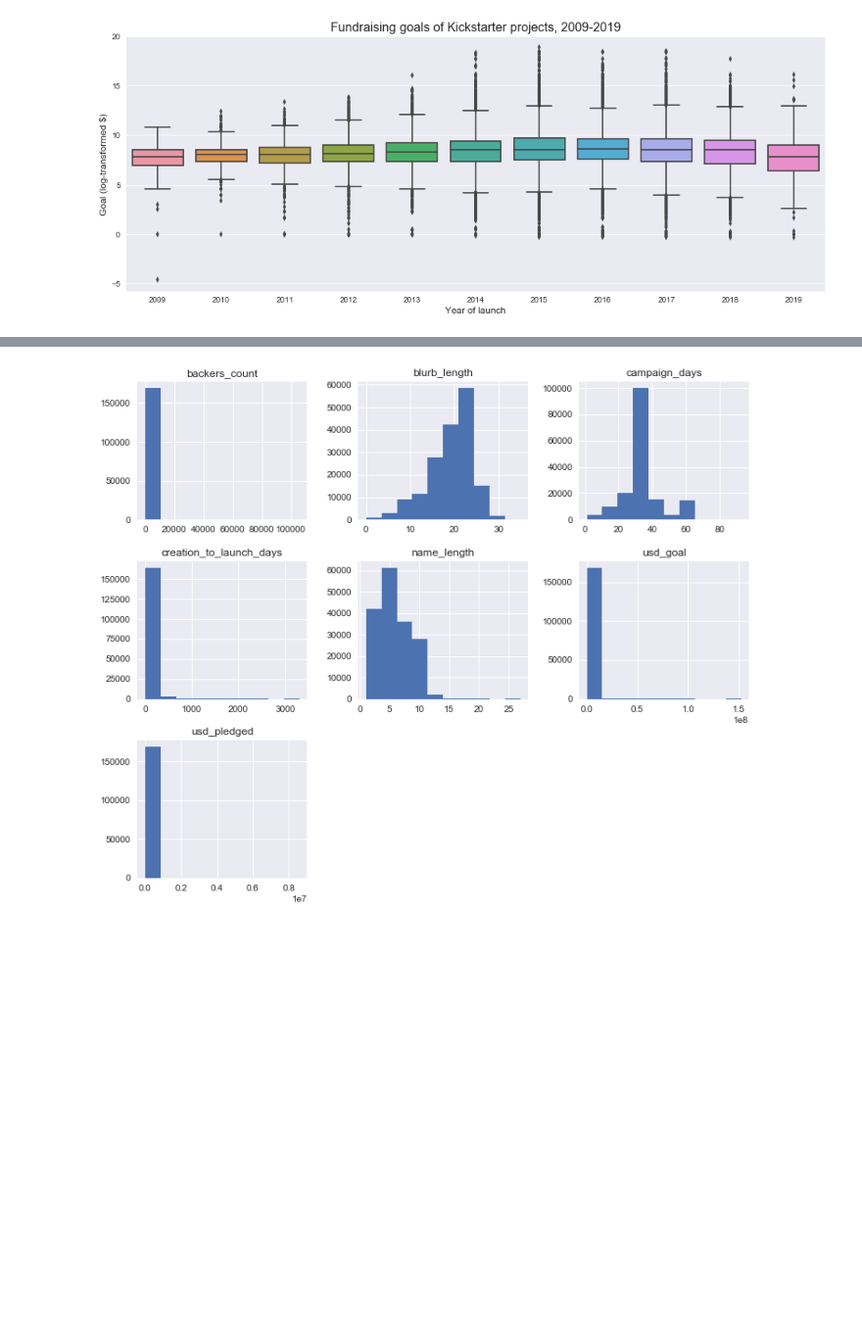
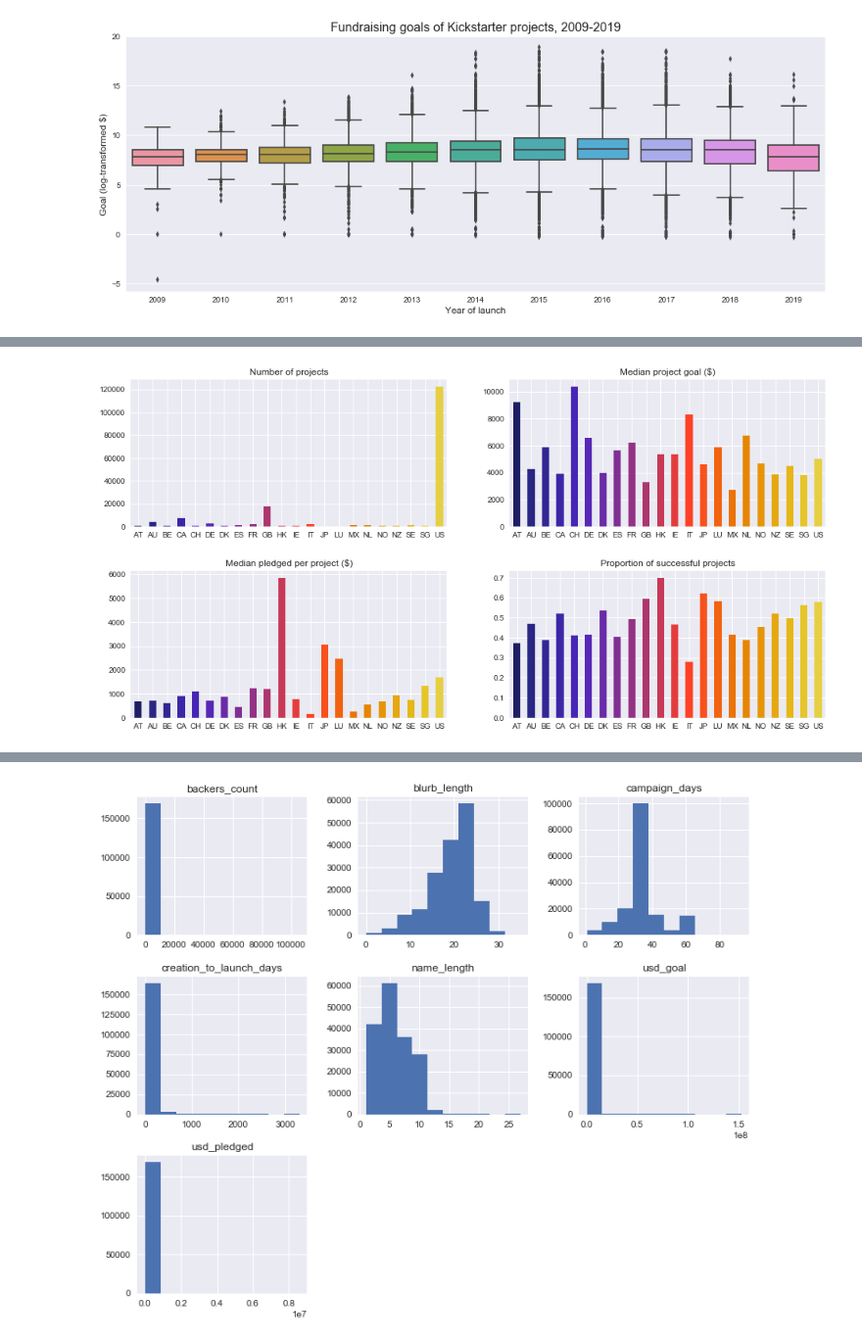
Before and after one commit to L-Lewis/Kickstarter-success-machine-learning, a Jupyter notebook: student.ipynb, the cells around one changed output, grey strips where cells are left out. Shown at 98% size. Cells and saved outputs as stored; diff of their text form; code cells hidden in the pictures; blank space fills up the shorter version.

```diff
--- a/student.ipynb
+++ b/student.ipynb
@@ -876,0 +925,29 @@ When is the best time to launch a project?
+# %%
+# Creating a dataframe grouped by country with columns for failed and successful
+country_df = pd.get_dummies(df.set_index('country').state).groupby('country').sum()
+
+# Plotting
+fig, ((ax1, ax2), (ax3, ax4)) = plt.subplots(2, 2, figsize=(16,8))
+
+color = cm.CMRmap(np.linspace(0.1,0.8,df.country.nunique()))
+
+df.groupby('country').country.count().plot(kind='bar', ax=ax1, color=color, rot=0)
+ax1.set_title('Number of projects')
+ax1.set_xlabel('')
+
+df.groupby('country').usd_goal.median().plot(kind='bar', ax=ax2, color=color, rot=0)
+ax2.set_title('Median project goal ($)')
+ax2.set_xlabel('')
+
+df.groupby('country').usd_pledged.median().plot(kind='bar', ax=ax3, color=color, rot=0)
+ax3.set_title('Median pledged per project ($)')
+ax3.set_xlabel('')
+
+country_df.div(country_df.sum(axis=1), axis=0).successful.plot(kind='bar', ax=ax4, color=color, rot=0) # Normalizes counts across rows
+ax4.set_title('Proportion of successful projects')
+ax4.set_xlabel('')
+
+fig.subplots_adjust(hspace=0.3)
+plt.show()
+# %% [output]
+[figure, added]
```
Also changed, not shown: parts of 18 cells of this notebook.
